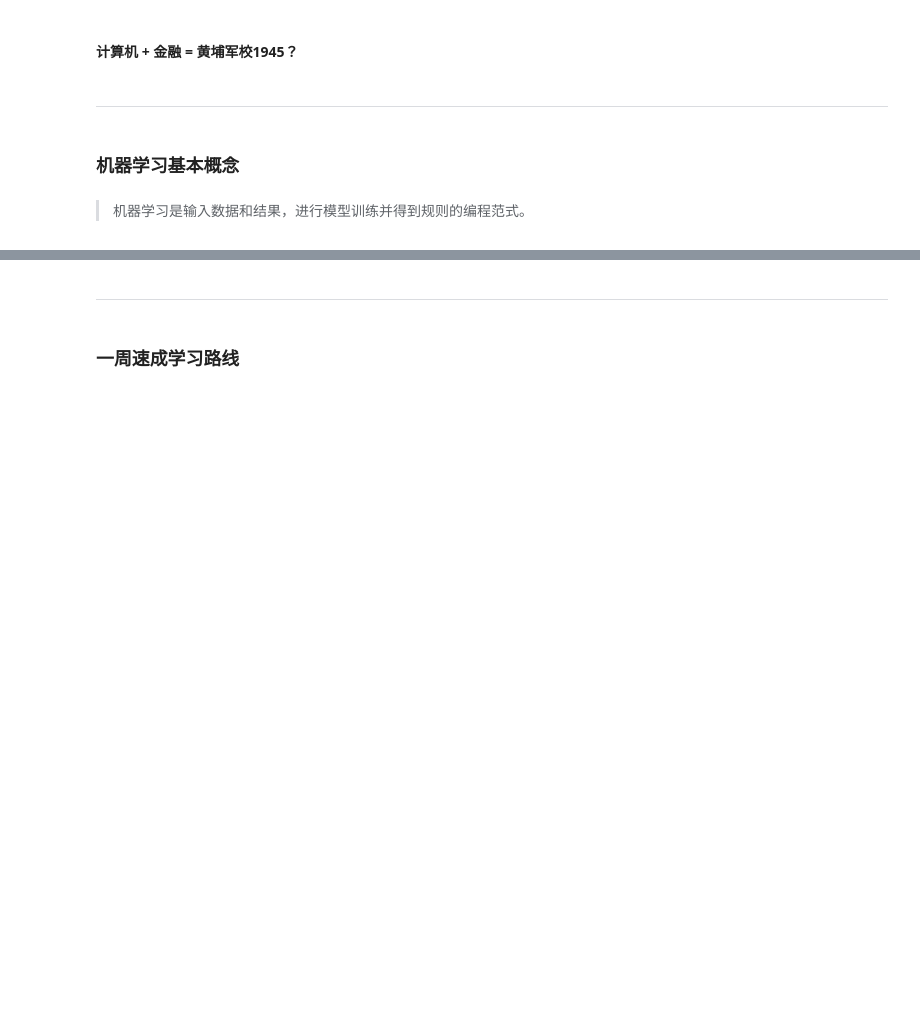
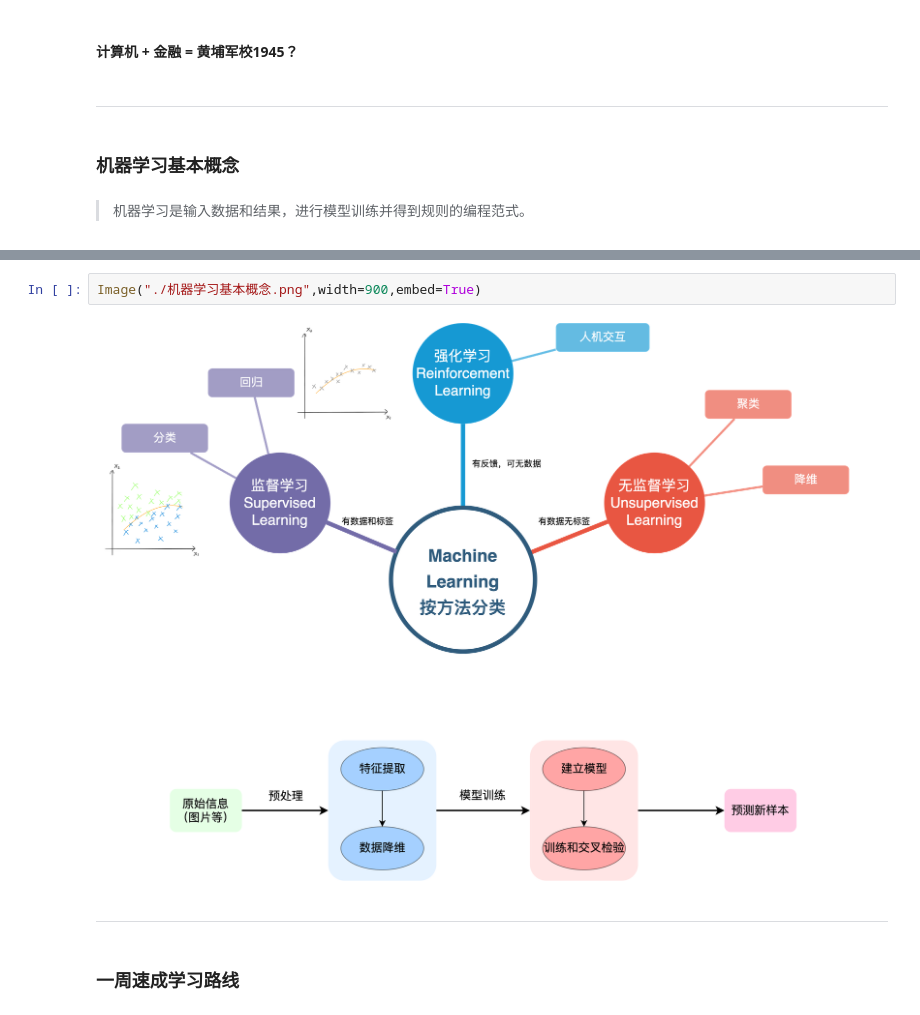
Before and after one commit to zfphys/Group-Meeting-Lectures, a Jupyter notebook: 解剖机器学习.ipynb, the cells around one changed output, grey strips where cells are left out. Cells and saved outputs as stored; diff of their text form; blank space fills up the shorter version.

```diff
--- a/解剖机器学习.ipynb
+++ b/解剖机器学习.ipynb
@@ -48,3 +51,7 @@
+# %%
+Image("./机器学习基本概念.png",width=900,embed=True)
+# %% [output]
+[figure, added]
 # %% [markdown]
 ---
 # %% [markdown]
```
Also changed, not shown: parts of 16 cells of this notebook, 1 other file.
